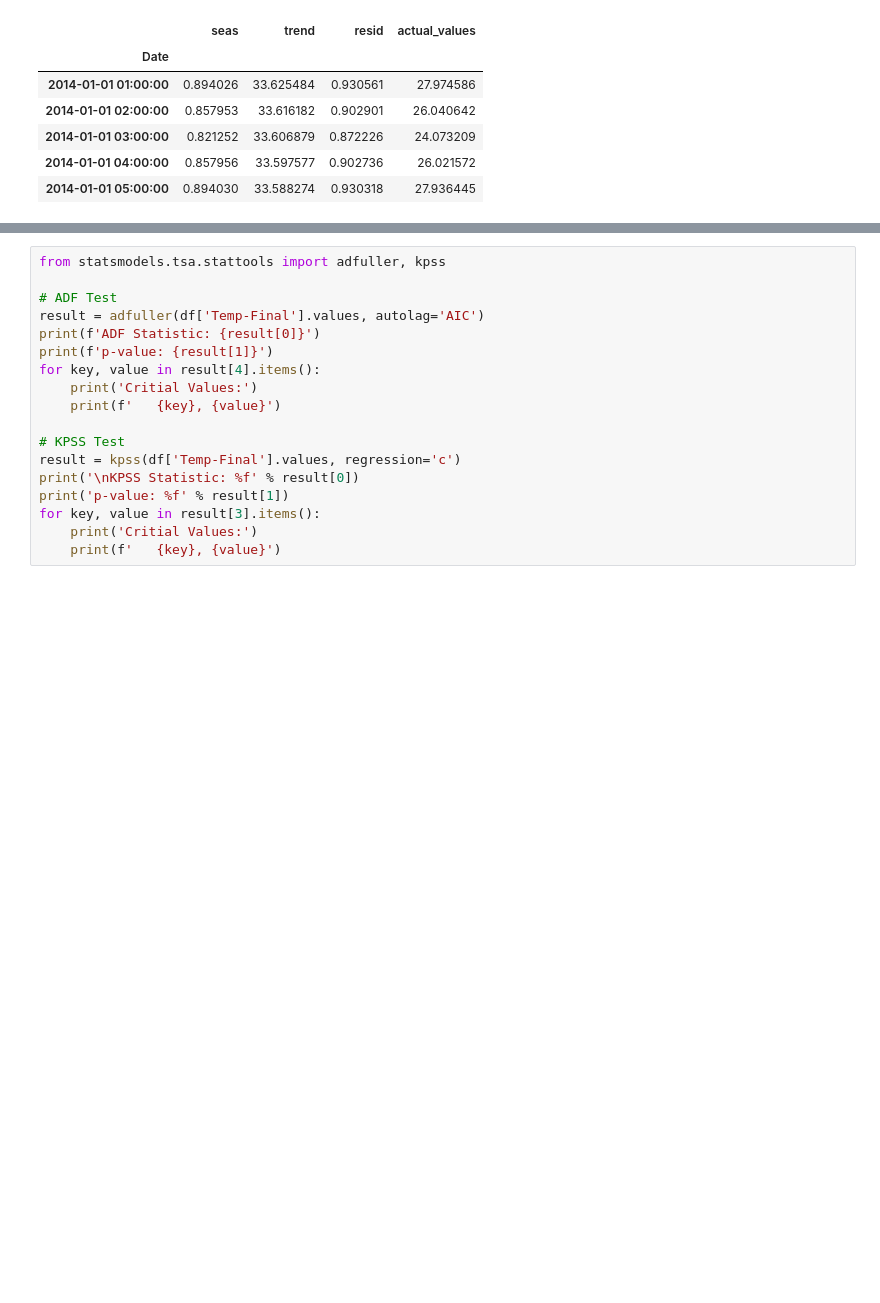
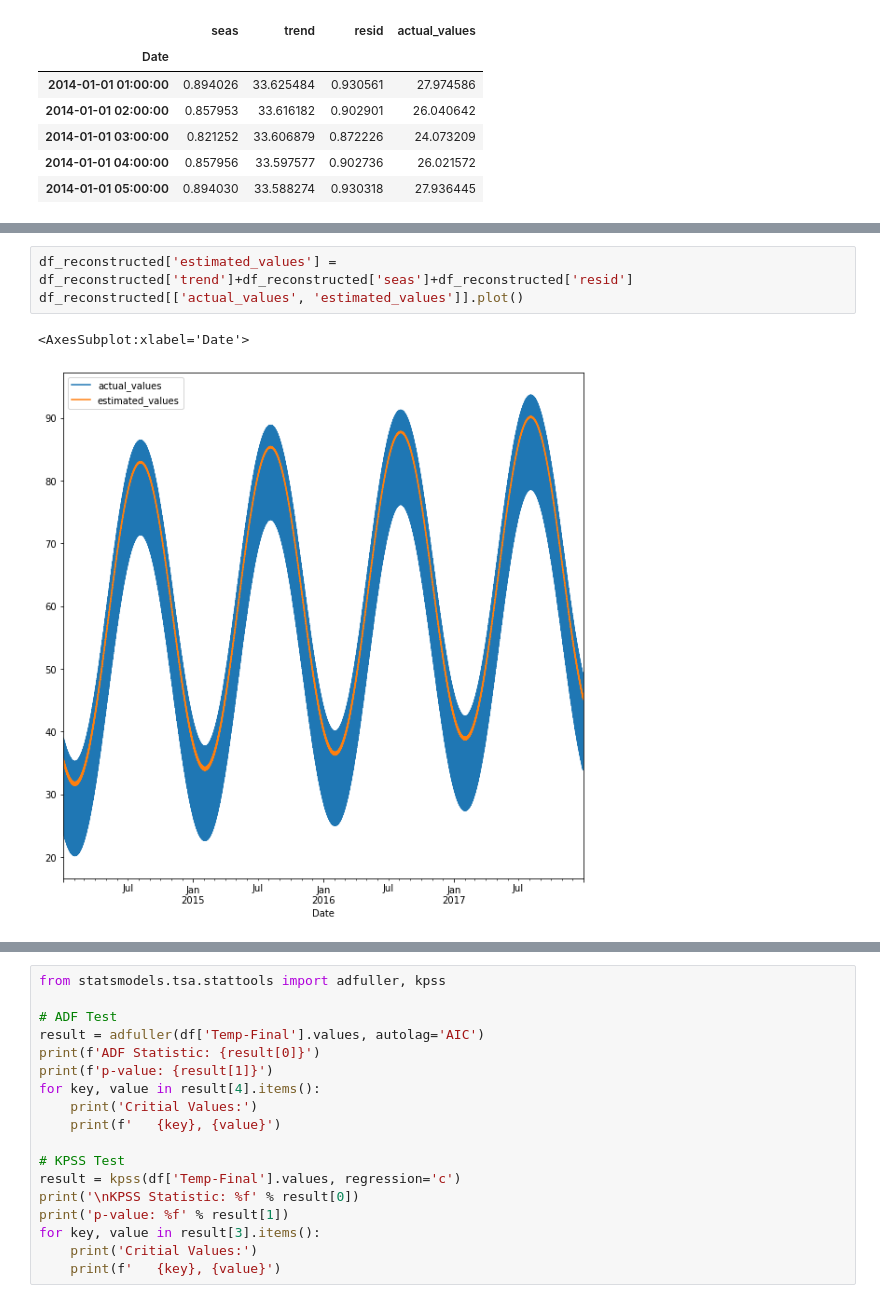
Before and after one commit to ejw-data/ml-playground, a Jupyter notebook: time_series_test.ipynb, the cells around one changed output, grey strips where cells are left out. Saved outputs shown, nothing was run; the diff lists cells and outputs as text; blank space fills up the shorter version.

```diff
--- a/time_series_test.ipynb
+++ b/time_series_test.ipynb
@@ -133,0 +137,6 @@ df_reconstructed.head()
+# %%
+df_reconstructed['estimated_values'] = df_reconstructed['trend']+df_reconstructed['seas']+df_reconstructed['resid']
+df_reconstructed[['actual_values', 'estimated_values']].plot()
+# %% [output]
+<AxesSubplot:xlabel='Date'>
+[figure, added]
```
Also changed, not shown: parts of 8 cells of this notebook.
